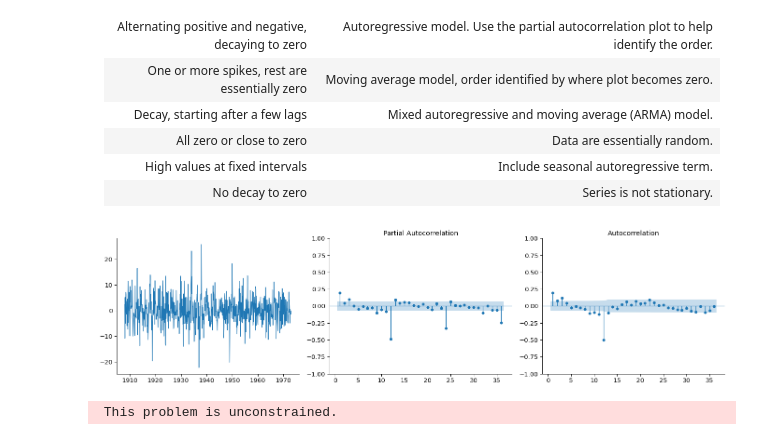
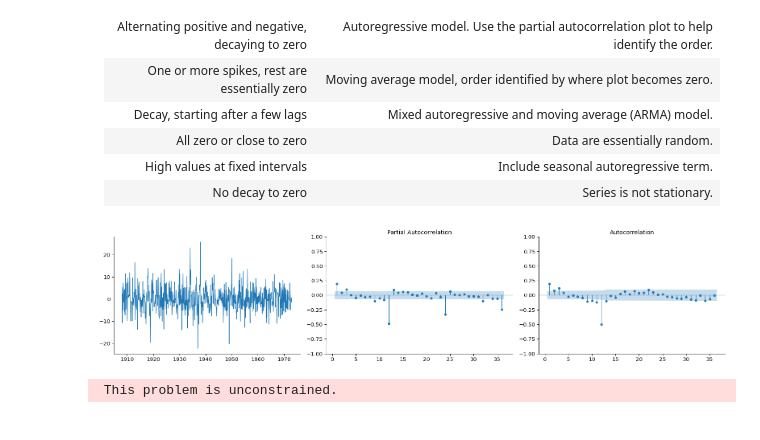
Before and after one commit to razielar/coursera_time_series_forecasting, a Jupyter notebook: time_series_analysis/week_3/2_arima_sarima_models/2_sarima.model.ipynb, the cells around one changed output. Saved outputs shown, nothing was run; the diff lists cells and outputs as text; code cells hidden in the pictures.

```diff
--- a/time_series_analysis/week_3/2_arima_sarima_models/2_sarima.model.ipynb
+++ b/time_series_analysis/week_3/2_arima_sarima_models/2_sarima.model.ipynb
@@ -20,12 +20,5 @@ import pmdarima as pm #help us to select p,d,q
 from statsmodels.tsa.statespace.sarimax import SARIMAX
 from dateutil.relativedelta import relativedelta
 from sklearn.metrics import mean_squared_error
-from sklearn.model_selection import TimeSeriesSplit
-# pd.options.display.float_format = '{:,.6f}'.format
-sns.set_context("paper", font_scale= 1.5)
-plt.rcParams['axes.spines.right']= False
-plt.rcParams['axes.spines.top']= False
-plotsize = (13, 5)
-plt.rcParams['figure.figsize']= plotsize
 # %% [output]
 /home/razielar/miniconda3/envs/time-series/bin/python
@@ -104,8 +98,13 @@ plt.show()
 # %% [output]
 [figure]
 # %%
-sns.violinplot(x= monthly_temp.index.month, y= monthly_temp.temp)
-plt.show()
-# sns.boxplot(x= monthly_temp.index.month, y= monthly_temp.temp)
-# plt.show()
+image_folder= "../../../plots/time_series_analysis/"
+plot_name= "seasonal.analysis.png"
+
+violin_plot= sns.violinplot(x= monthly_temp.index.month, y= monthly_temp.temp)
+violin_plot.set_xlabel("Months")
+violin_plot.set_ylabel("Tempeture")
+violin_plot.set_title("Simple seasonal analysis")
+fig= violin_plot.get_figure()
+fig.savefig(image_folder+plot_name, transparent= True, bbox_inches= 'tight')
 # %% [output]
@@ -231,8 +233,8 @@ dtype: float64
 # %% [markdown]
 ## SARIMA with Statsmodels
 # %%
-def eda_plots(data, lags= None):
-    plt.rcParams['figure.figsize']= (19,5)
+def eda_plots(data, lags= None, save= False, save_path= ''):
+    plt.rcParams['figure.figsize']= (22,5)
     layout= (1,3)
     raw= plt.subplot2grid(layout, (0,0))
     pacf= plt.subplot2grid(layout, (0,1))
@@ -241,5 +243,9 @@ def eda_plots(data, lags= None):
     raw.plot(data)
     plot_acf(data, lags= lags, ax= acf, zero= False)
     plot_pacf(data, lags= lags, ax= pacf, zero= False)
+    plt.tight_layout()
+    if save:
+        plt.savefig(save_path, transparent= True)
 
-    plt.tight_layout()
+plot_name= 'eda.pacf.acf.png'
+eda_plots(monthly_temp.temp, lags= 36, save= True, save_path= image_folder+plot_name)
@@ -258,9 +262,10 @@ All zero or close to zero|Data are essentially random.
 High values at fixed intervals|Include seasonal autoregressive term.
 No decay to zero|Series is not stationary.
 # %%
-eda_plots(monthly_temp.seasonal_diff.dropna(), lags= 36)
+plot_name= "eda.differencing.pacf.acf.png"
+eda_plots(monthly_temp.seasonal_diff.dropna(), lags= 36, save= True, save_path= image_folder+plot_name)
 # %% [output]
-[figure, old version]
+[figure, new version]
 # %%
 # 1) seasonal_order= P,D,Q,s; s= periodicity. s= 12 ==> monthly data
 # 2) trend= 'c'; means constant trend
```
Also changed, not shown: parts of 16 cells of this notebook, 9 other files.
